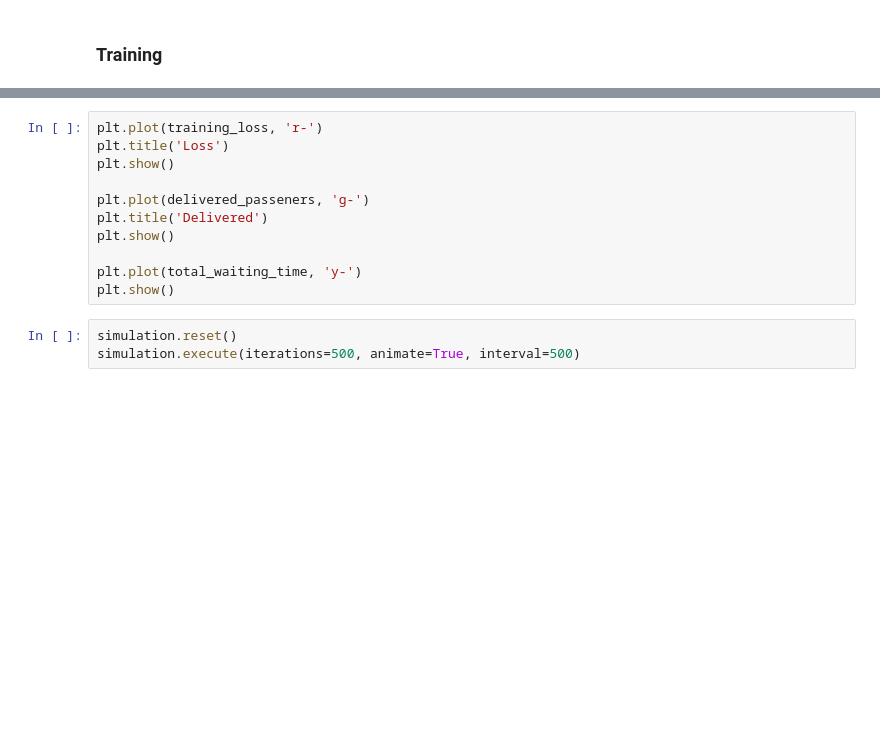
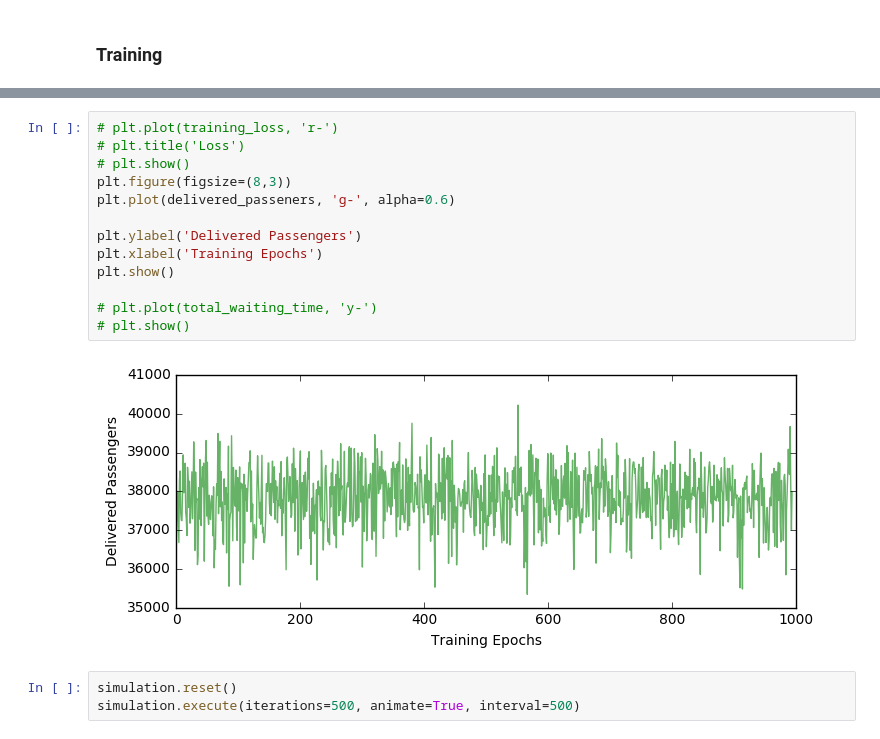
Before and after one commit to danakianfar/multi_agent_systems, a Jupyter notebook: Project/Python/Training.ipynb, the cells around one changed output, grey strips where cells are left out. Drawn from its saved outputs; the diff is of its cells as text; blank space fills up the shorter version.

```diff
--- a/Project/Python/Training.ipynb
+++ b/Project/Python/Training.ipynb
@@ -111,14 +129,18 @@ len(replay_memory)
 # %%
-plt.plot(training_loss, 'r-')
-plt.title('Loss')
+# plt.plot(training_loss, 'r-')
+# plt.title('Loss')
+# plt.show()
+plt.figure(figsize=(8,3))
+plt.plot(delivered_passeners, 'g-', alpha=0.6)
+
+plt.ylabel('Delivered Passengers')
+plt.xlabel('Training Epochs')
 plt.show()
 
-plt.plot(delivered_passeners, 'g-')
-plt.title('Delivered')
-plt.show()
-
-plt.plot(total_waiting_time, 'y-')
-plt.show()
+# plt.plot(total_waiting_time, 'y-')
+# plt.show()
+# %% [output]
+[figure, added]
 # %%
 simulation.reset()
 simulation.execute(iterations=500, animate=True, interval=500)
```
Also changed, not shown: parts of 2 cells of this notebook, 3 other files.
